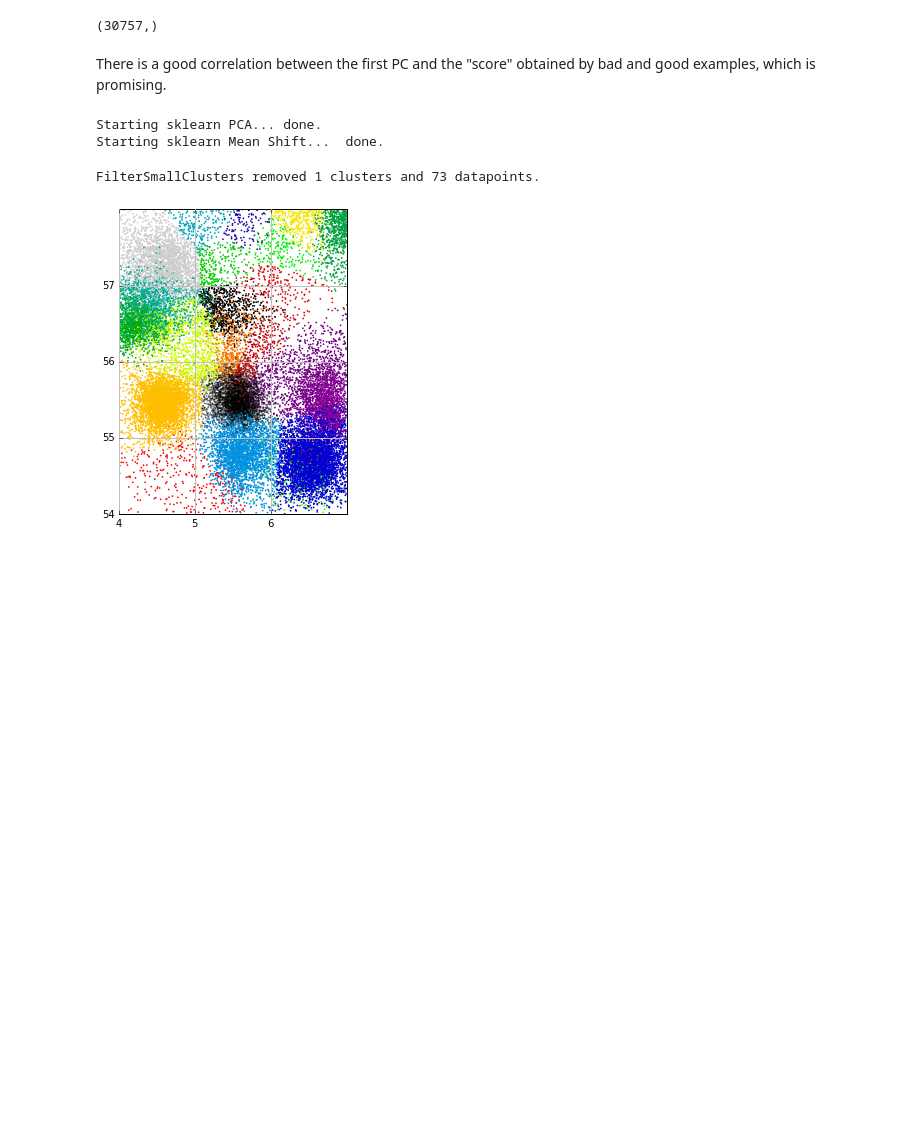
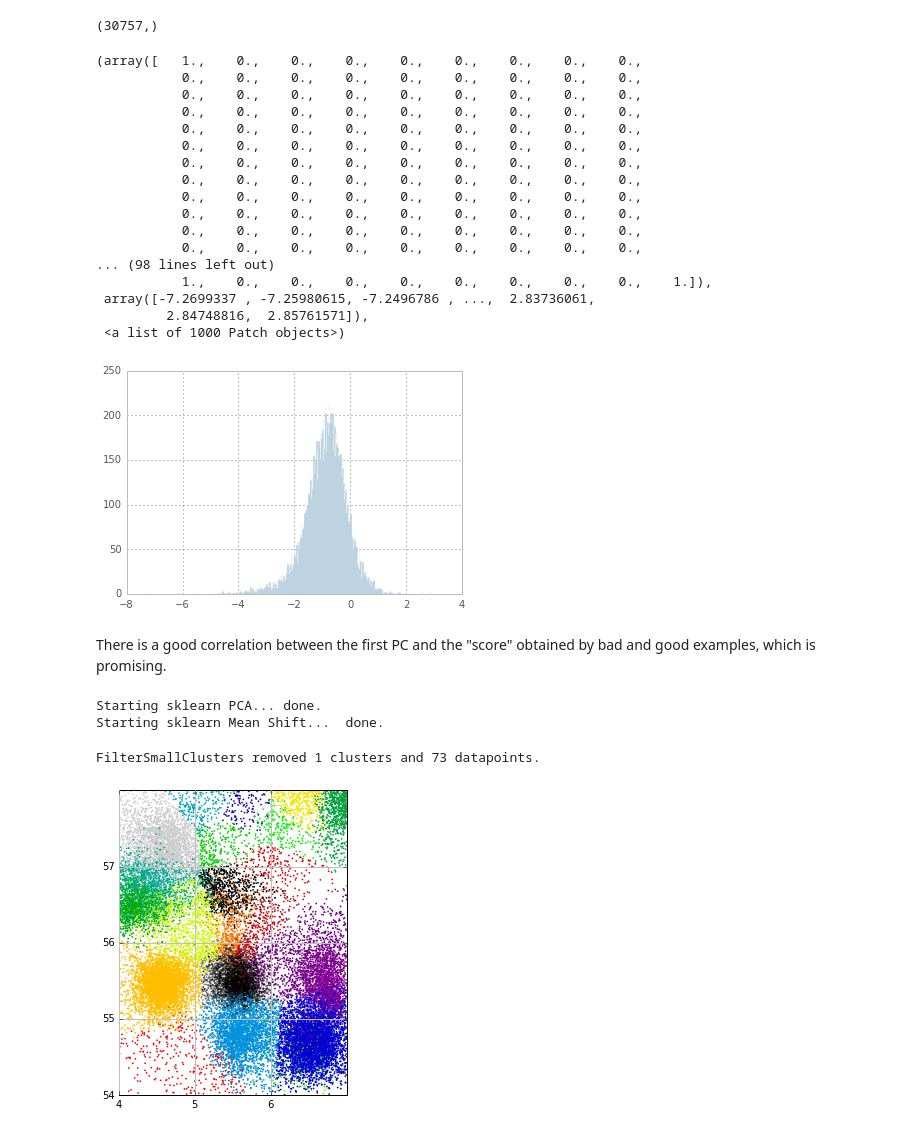
Before and after one commit to martinosorb/herding-spikes, a Jupyter notebook: Sandbox2.ipynb, the cells around one changed output. Saved outputs shown, nothing was run; the diff lists cells and outputs as text; code cells hidden in the pictures; blank space fills up the shorter version.

```diff
--- a/Sandbox2.ipynb
+++ b/Sandbox2.ipynb
@@ -54,6 +55,27 @@ Starting sklearn PCA... done.
 score.shape
 # %% [output]
 (30757,)
+# %%
+plt.hist(score,1000)
+# %% [output]
+(array([   1.,    0.,    0.,    0.,    0.,    0.,    0.,    0.,    0.,
+           0.,    0.,    0.,    0.,    0.,    0.,    0.,    0.,    0.,
+           0.,    0.,    0.,    0.,    0.,    0.,    0.,    0.,    0.,
+           0.,    0.,    0.,    0.,    0.,    0.,    0.,    0.,    0.,
+           0.,    0.,    0.,    0.,    0.,    0.,    0.,    0.,    0.,
+           0.,    0.,    0.,    0.,    0.,    0.,    0.,    0.,    0.,
+           0.,    0.,    0.,    0.,    0.,    0.,    0.,    0.,    0.,
+           0.,    0.,    0.,    0.,    0.,    0.,    0.,    0.,    0.,
+           0.,    0.,    0.,    0.,    0.,    0.,    0.,    0.,    0.,
+           0.,    0.,    0.,    0.,    0.,    0.,    0.,    0.,    0.,
+           0.,    0.,    0.,    0.,    0.,    0.,    0.,    0.,    0.,
+           0.,    0.,    0.,    0.,    0.,    0.,    0.,    0.,    0.,
+... (98 lines left out)
+           1.,    0.,    0.,    0.,    0.,    0.,    0.,    0.,    0.,    1.]),
+ array([-7.2699337 , -7.25980615, -7.2496786 , ...,  2.83736061,
+         2.84748816,  2.85761571]),
+ <a list of 1000 Patch objects>)
+[figure, added]
 # %% [markdown]
 There is a good correlation between the first PC and the "score" obtained by bad and good examples, which is promising.
 # %%
```
Also changed, not shown: parts of 2 cells of this notebook, 3 other files.
